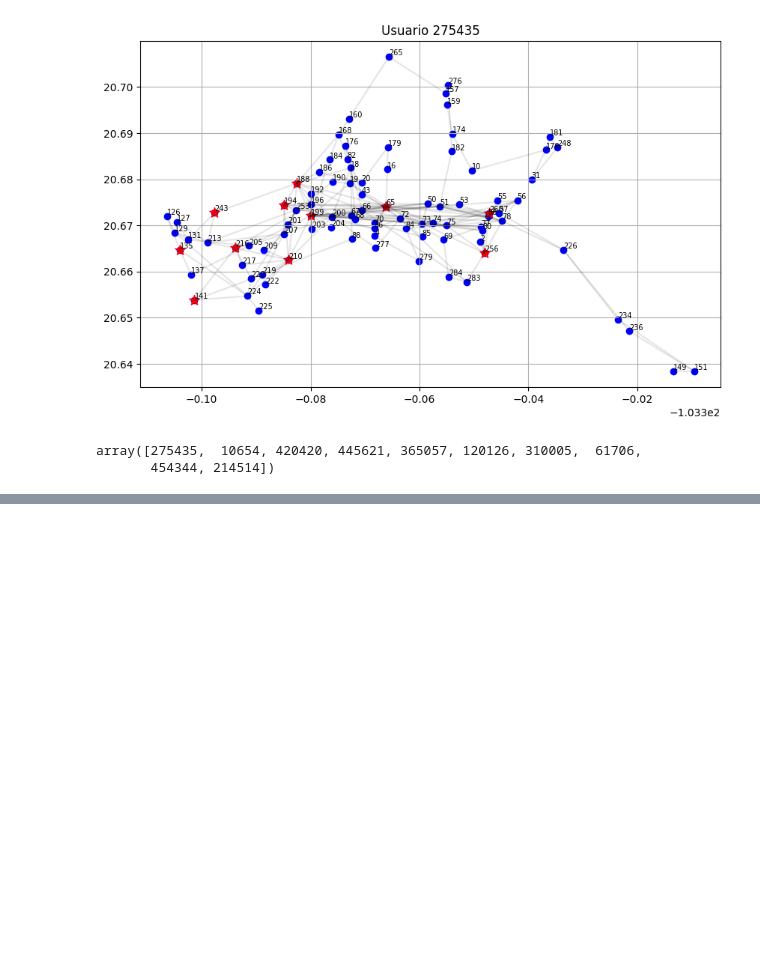
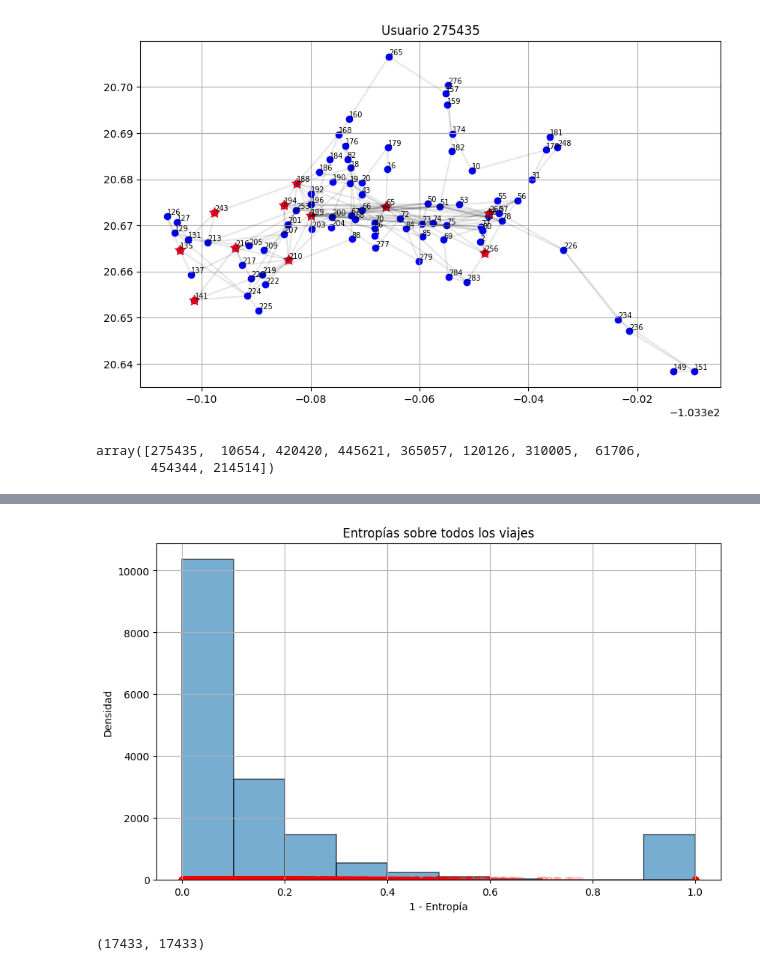
Before and after one commit to angelmdezhdez/thesis, a Jupyter notebook: entropy_fix.ipynb, the cells around one changed output, grey strips where cells are left out. Cells and saved outputs as stored; diff of their text form; code cells hidden in the pictures; blank space fills up the shorter version.

```diff
--- a/entropy_fix.ipynb
+++ b/entropy_fix.ipynb
@@ -445,0 +472,15 @@ array([275435,  10654, 420420, 445621, 365057, 120126, 310005,  61706,
+# %%
+plt.figure(figsize=(10, 6))
+plt.hist(1 - np.array(entropies_complete), bins=10, alpha=0.6, edgecolor='black', linewidth=1.2)
+plt.scatter(1 - np.array(entropies_complete), np.zeros(len(entropies_complete)), color='red', alpha=0.1)
+plt.xlabel('1 - Entropía')
+plt.ylabel('Densidad')
+plt.title('Entropías sobre todos los viajes')
+plt.grid()
+plt.show()
+# %% [output]
+[figure, added]
+# %%
+len(entropies_complete), len(info_users_complete.keys())
+# %% [output]
+(17433, 17433)
```
Also changed, not shown: parts of 7 cells of this notebook.
